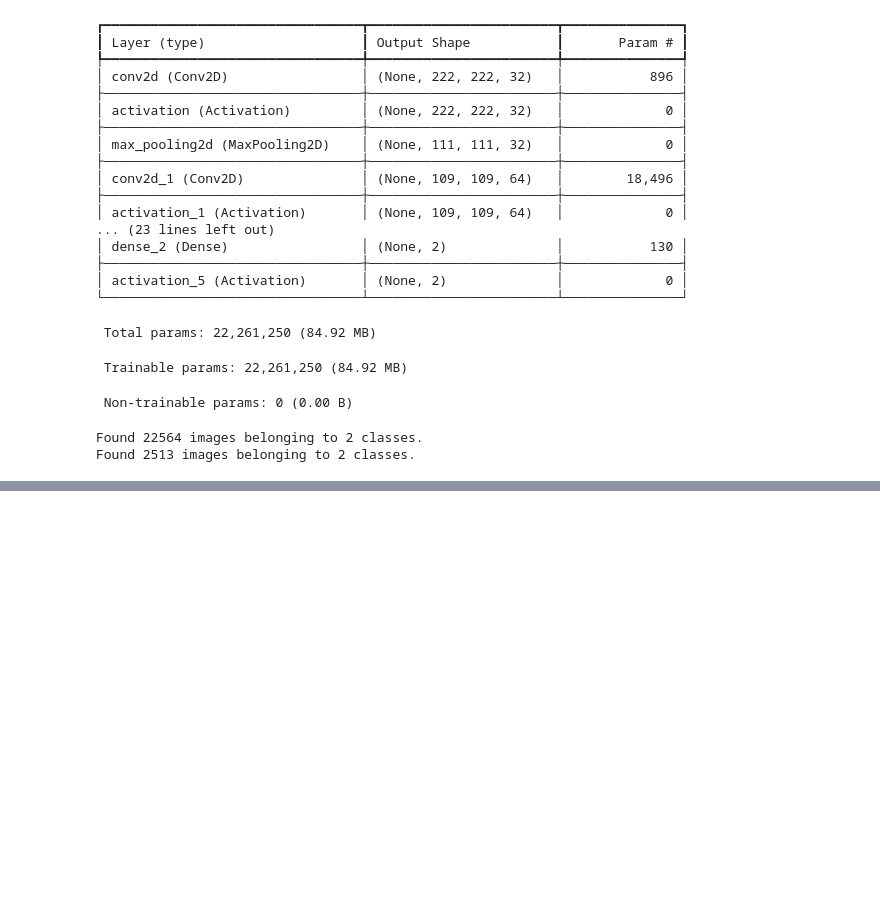
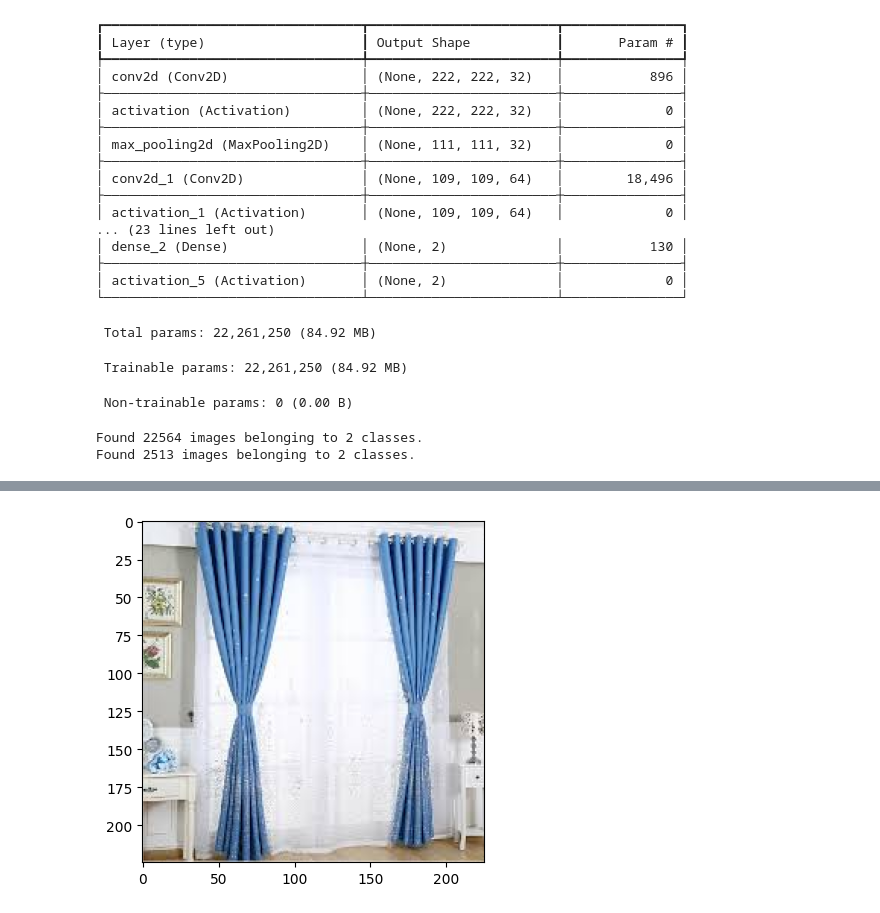
Before and after one commit to Neelisha1512/Waste-Classification, a Jupyter notebook: wasteclassification.ipynb, the cells around one changed output, grey strips where cells are left out. Cells and saved outputs as stored; diff of their text form; code cells hidden in the pictures; blank space fills up the shorter version.

```diff
--- a/wasteclassification.ipynb
+++ b/wasteclassification.ipynb
@@ -129,0 +181,4 @@ Epoch 1/10
+# %%
+test_img = cv2.imread("DATASET\TEST\R\R_10001.jpg")
+predict_func(test_img)
+# %% [output]
@@ -129,0 +187 @@ Epoch 1/10
+[figure, added]
```
Also changed, not shown: parts of 8 cells of this notebook.
